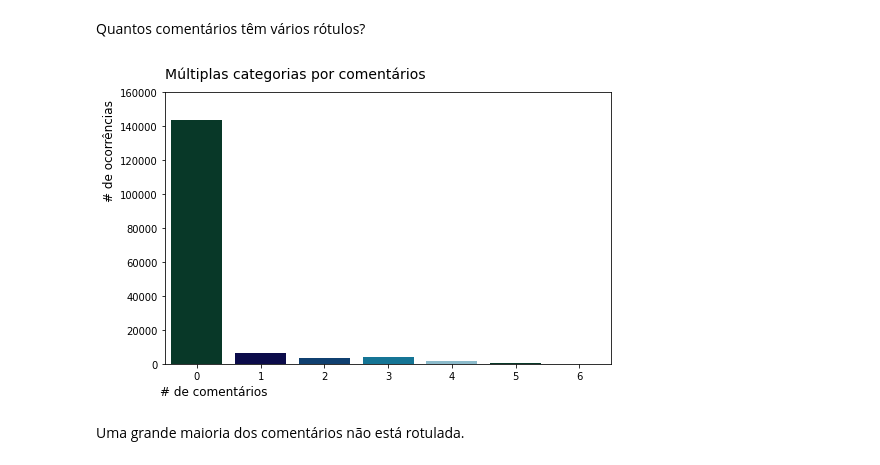
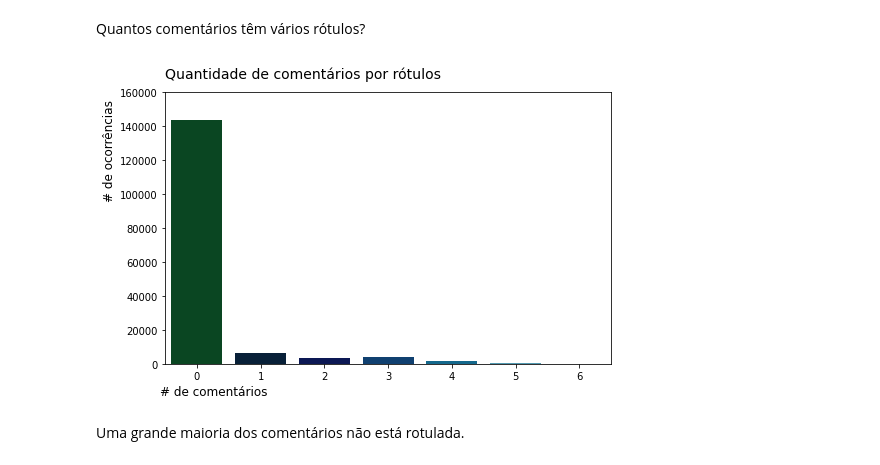
Before and after one commit to LilianeAquino/classificacao_multilabel, a Jupyter notebook: classificação_comentários_tóxicos.ipynb, the cells around one changed output. Cells and saved outputs as stored; diff of their text form; code cells hidden in the pictures.

```diff
--- a/classificação_comentários_tóxicos.ipynb
+++ b/classificação_comentários_tóxicos.ipynb
@@ -139,16 +139,16 @@ plt.show()
 # %%
 rowsums = df.iloc[:, 1:].sum(axis=1)
 x=rowsums.value_counts()
 
 plt.figure(figsize=(8, 5))
-ax = sns.barplot(x.index, x.values, palette=sns.color_palette('ocean', n_colors=5))
-plt.title('Múltiplas categorias por comentários', y=1.03, size=14, loc='left', x=-0.001)
+ax = sns.barplot(x.index, x.values, palette=sns.color_palette('ocean', n_colors=7))
+plt.title('Quantidade de comentários por rótulos', y=1.03, size=14, loc='left', x=-0.001)
 plt.ylabel('# de ocorrências', fontsize=12, horizontalalignment='left', y=0.60)
 plt.xlabel('# de comentários', fontsize=12, horizontalalignment='right', x=0.23)
 plt.ylim(0, 160000)
 plt.show()
 # %% [output]
-[figure, old version]
+[figure, new version]
 # %% [markdown]
 <p align='justify'>Uma grande maioria dos comentários não está rotulada.</p>
 # %%
```
Also changed, not shown: parts of 2 cells of this notebook, 1 other file.
